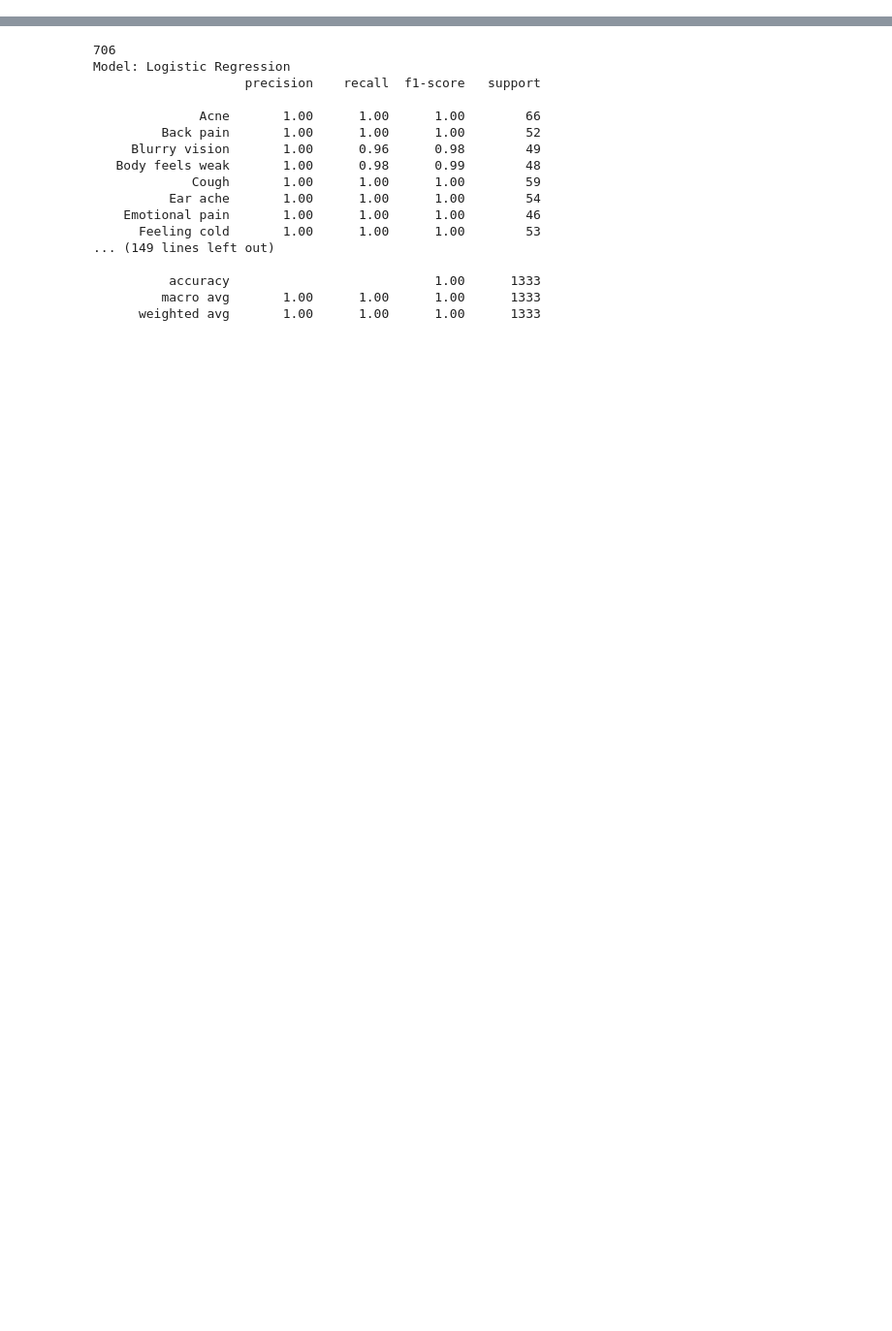
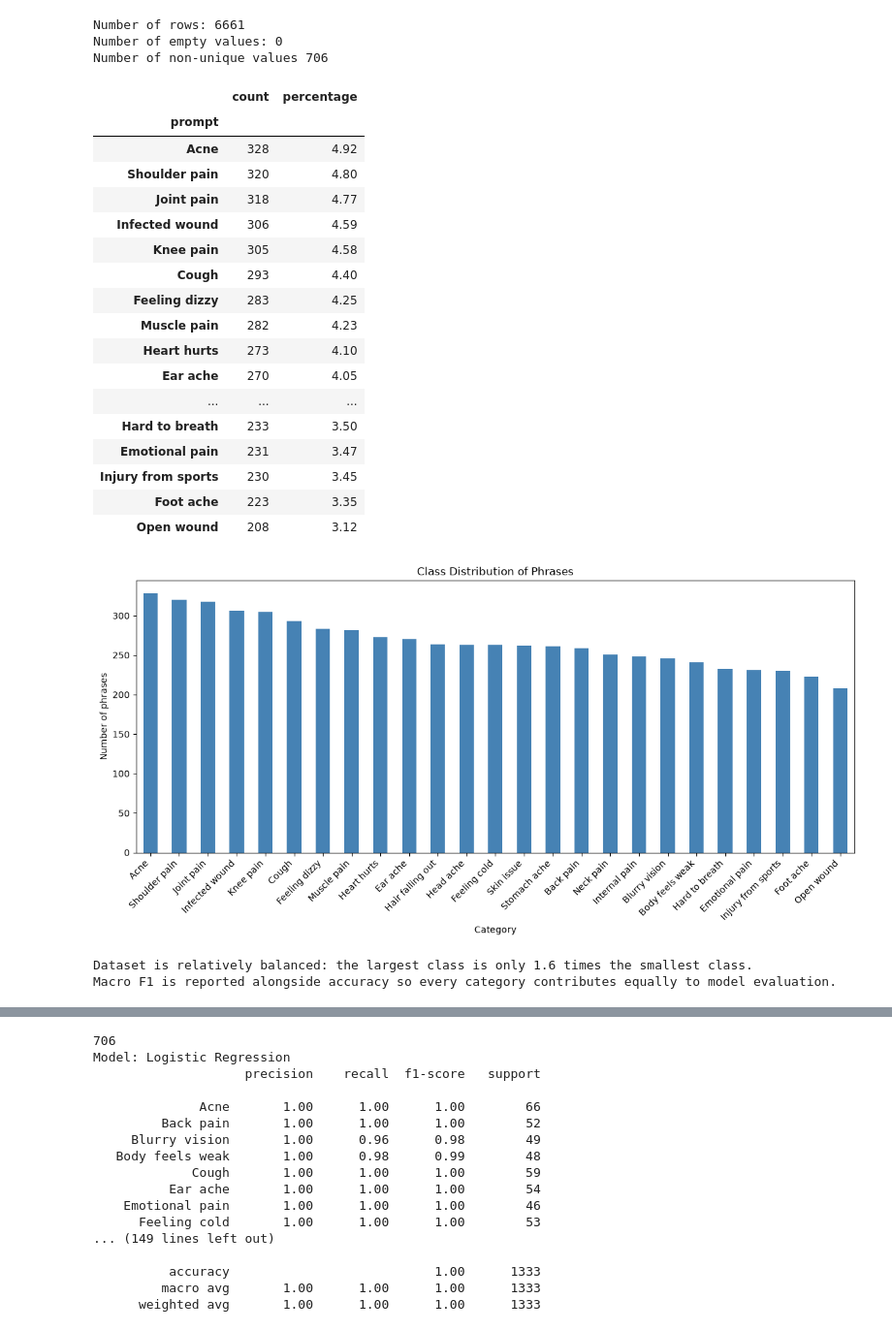
Before and after one commit to tristanm71/COSC4337-final-project, a Jupyter notebook: traditional_ML_models.ipynb, the cells around one changed output, grey strips where cells are left out. Shown at 97% size. Cells and saved outputs as stored; diff of their text form; code cells hidden in the pictures; blank space fills up the shorter version.

```diff
--- a/traditional_ML_models.ipynb
+++ b/traditional_ML_models.ipynb
@@ -0,0 +1,74 @@
+# %%
+#eda
+import pandas as pd
+import matplotlib.pyplot as plt
+import numpy as num
+from sklearn.feature_extraction.text import TfidfVectorizer
+from sklearn.linear_model import LogisticRegression
+from sklearn.metrics import classification_report
+from sklearn.model_selection import train_test_split
+from sklearn.pipeline import Pipeline
+from sklearn.svm import LinearSVC
+from sklearn.ensemble import RandomForestClassifier
+from sklearn.naive_bayes import MultinomialNB
+from sklearn.neighbors import KNeighborsClassifier
+
+# load data
+df = pd.read_csv('edited.csv')
+
+#EDA
+print(f"Number of rows: {df.shape[0]}")
+print(f"Number of empty values: {df.isna().sum().sum()}")
+print(f"Number of non-unique values {df['phrase'].nunique()}")
+# %% [output]
+Number of rows: 6661
+Number of empty values: 0
+Number of non-unique values 706
+# %%
+#Class Distribution
+class_counts = df['prompt'].value_counts().sort_values(ascending=False)
+class_percentages = (class_counts / class_counts.sum() * 100).round(2)
+
+class_distribution = pd.DataFrame({
+    'count': class_counts,
+    'percentage': class_percentages
+})
+display(class_distribution)
+
+plt.figure(figsize=(12, 6))
+class_counts.plot(kind='bar', color='steelblue')
+plt.title('Class Distribution of Phrases')
+plt.xlabel('Category')
+plt.ylabel('Number of phrases')
+plt.xticks(rotation=45, ha='right')
+plt.tight_layout()
+plt.show()
+
+imbalance_ratio = class_counts.max() / class_counts.min()
+if imbalance_ratio >= 2:
+    print(f'Dataset is imbalanced: the largest class is {imbalance_ratio:.1f} times the smallest class.')
+else:
+    print(f'Dataset is relatively balanced: the largest class is only {imbalance_ratio:.1f} times the smallest class.')
+print('Macro F1 is reported alongside accuracy so every category contributes equally to model evaluation.')
+# %% [output]
+|  | count | percentage |
+| prompt |  |  |
+| Acne | 328 | 4.92 |
+| Shoulder pain | 320 | 4.80 |
+| Joint pain | 318 | 4.77 |
+| Infected wound | 306 | 4.59 |
+| Knee pain | 305 | 4.58 |
+| Cough | 293 | 4.40 |
+| Feeling dizzy | 283 | 4.25 |
+| Muscle pain | 282 | 4.23 |
+| Heart hurts | 273 | 4.10 |
+| Ear ache | 270 | 4.05 |
+| ... | ... | ... |
+| Hard to breath | 233 | 3.50 |
+| Emotional pain | 231 | 3.47 |
+| Injury from sports | 230 | 3.45 |
+| Foot ache | 223 | 3.35 |
+| Open wound | 208 | 3.12 |
+[figure, added]
+Dataset is relatively balanced: the largest class is only 1.6 times the smallest class.
+Macro F1 is reported alongside accuracy so every category contributes equally to model evaluation.
```
Also changed, not shown: parts of 7 cells of this notebook, 2 other files.
